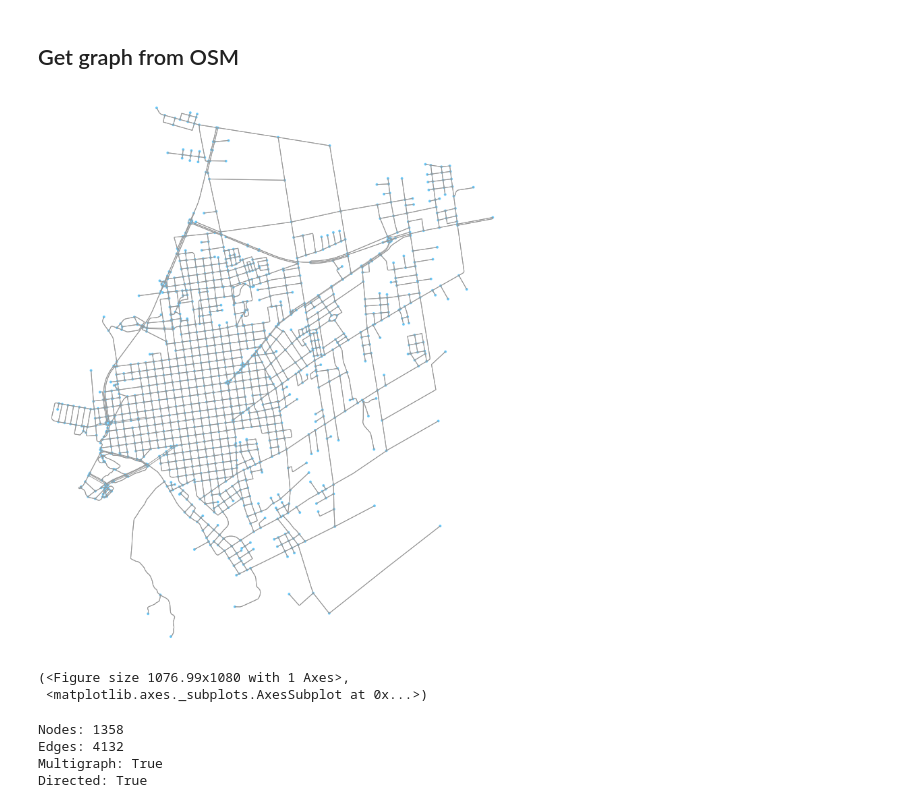
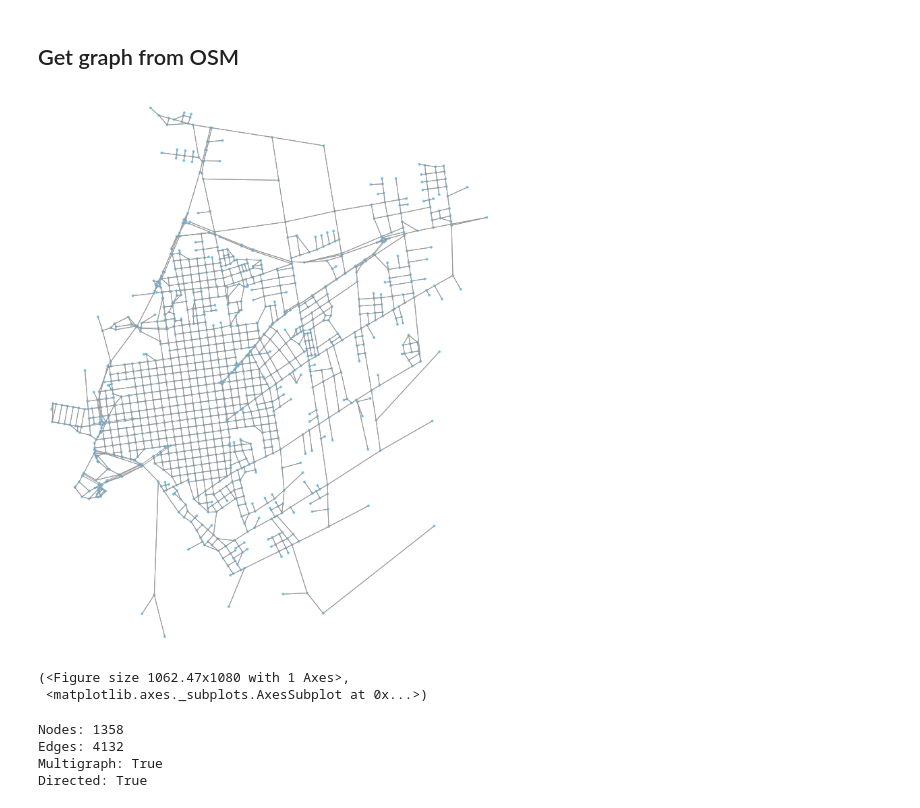
Before and after one commit to joaquinco/pulse-heuristic, a Jupyter notebook: notebooks/Test with Open Street Map.ipynb, the cells around one changed output. Drawn from its saved outputs; the diff is of its cells as text; code cells hidden in the pictures.

```diff
--- a/notebooks/Test with Open Street Map.ipynb
+++ b/notebooks/Test with Open Street Map.ipynb
@@ -15,11 +15,11 @@ pj.logger.setLevel(logging.INFO)
 # %% [markdown]
 ## Get graph from OSM
 # %%
-g = pj.geo.normalize_osm(ox.graph_from_place('Treinta y Tres, Treinta y Tres, Uruguay'))
+g = pj.graph.as_serializable(pj.graph.normalize_osm(ox.graph_from_place('Treinta y Tres, Treinta y Tres, Uruguay')))
 ox.plot_graph(g, fig_height=15)
 # %% [output]
-[figure, old version]
+[figure, new version]
-(<Figure size 1076.99x1080 with 1 Axes>,
+(<Figure size 1062.47x1080 with 1 Axes>,
  <matplotlib.axes._subplots.AxesSubplot at 0x...>)
 # %%
 print(f'Nodes: {g.number_of_nodes()}')
```
Also changed, not shown: parts of 6 cells of this notebook, 2 other files.
